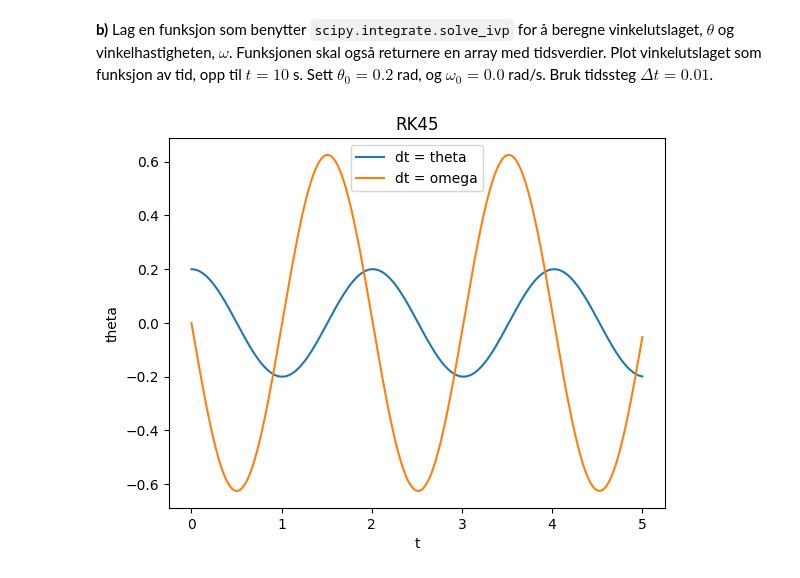
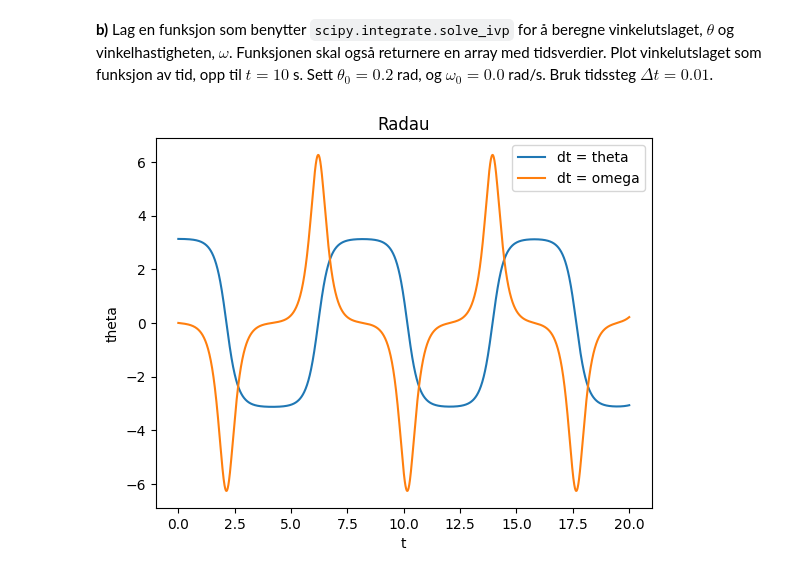
Before and after one commit to tncrdk/B-lgefysikk-og-fluidmekanikk, a Jupyter notebook: Numerisk-Oving/Oving2/oving2.ipynb, the cells around one changed output. Saved outputs shown, nothing was run; the diff lists cells and outputs as text; code cells hidden in the pictures.

```diff
--- a/Numerisk-Oving/Oving2/oving2.ipynb
+++ b/Numerisk-Oving/Oving2/oving2.ipynb
@@ -269,33 +269,33 @@ so we can return a list, and do not have to first convert into an np.array.
 # %%
 def RK45_method(RHS, theta_0, w_0, t_1, dt):
     """
     Calculates theta and omega using the scipy.integrate.solve_ivp function (RK54)
 
     RHS: right hand side of differential equations
     t_1: time-value to calculate up to (e.g. 10 seconds)
     dt: timestep
 
     Returns
     -------
     theta: array of theta values
     w: array of omega values
     t: timevalues
     """
 
     # SKRIV KODE HER
     t_values = np.arange(0, t_1+dt, dt)
     y0 = [theta_0, w_0]
-    solution = integrate.solve_ivp(RHS, [0, t_1+dt], y0, t_eval=t_values)
+    solution = integrate.solve_ivp(RHS, [0, t_1+dt], y0, t_eval=t_values, method="Radau")
     t = solution.t
     theta = solution.y[0]
     omega = solution.y[1]
 
 
 
     return theta, omega, t_values
 
 # PLOT VINKELUTSLAGET
-theta_vals, omega_vals, t_values = RK45_method(equation, 0.2, 0, 5, 0.01)
-plot_data([t_values, t_values], [theta_vals, omega_vals], ["theta", "omega"], "RK45", "t", "theta")
+theta_vals, omega_vals, t_values = RK45_method(equation, np.pi-0.01, 0, 20, 0.01)
+plot_data([t_values, t_values], [theta_vals, omega_vals], ["theta", "omega"], "Radau", "t", "theta")
 # %% [output]
-[figure, old version]
+[figure, new version]
```
Also changed, not shown: 11 other files.
